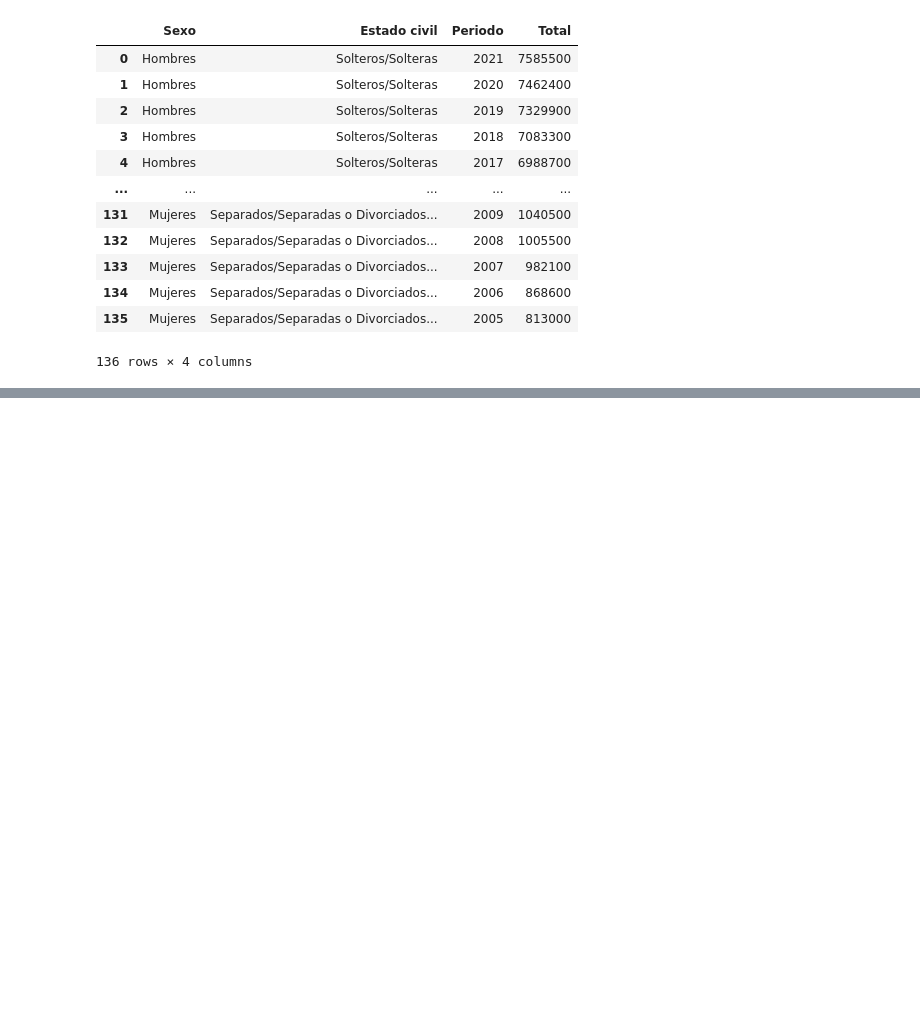
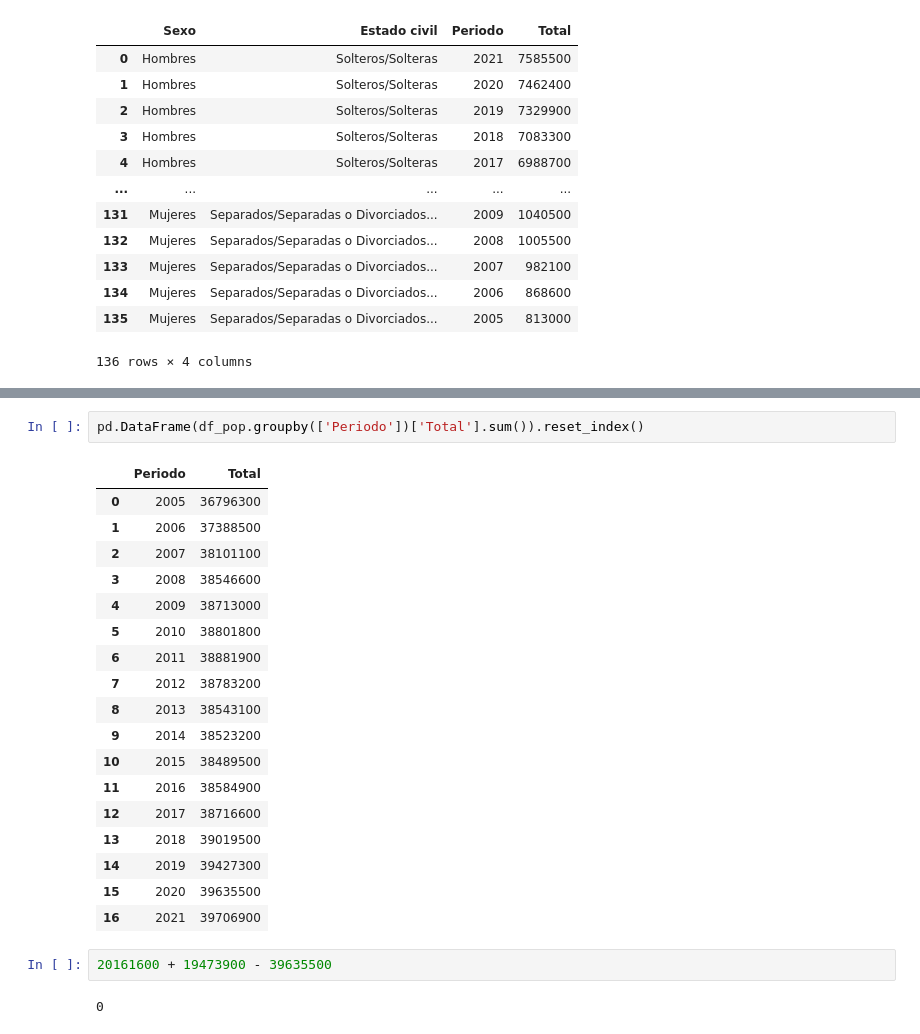
Before and after one commit to elvestevez/marriages_divorces_project_m2, a Jupyter notebook: notebooks/get_dataset.ipynb, the cells around one changed output, grey strips where cells are left out. Cells and saved outputs as stored; diff of their text form; blank space fills up the shorter version.

```diff
--- a/notebooks/get_dataset.ipynb
+++ b/notebooks/get_dataset.ipynb
@@ -893,0 +936,25 @@ df_pop.to_csv(path_out + 'population.csv') # dataset population
+# %%
+pd.DataFrame(df_pop.groupby(['Periodo'])['Total'].sum()).reset_index()
+# %% [output]
+|  | Periodo | Total |
+| 0 | 2005 | 36796300 |
+| 1 | 2006 | 37388500 |
+| 2 | 2007 | 38101100 |
+| 3 | 2008 | 38546600 |
+| 4 | 2009 | 38713000 |
+| 5 | 2010 | 38801800 |
+| 6 | 2011 | 38881900 |
+| 7 | 2012 | 38783200 |
+| 8 | 2013 | 38543100 |
+| 9 | 2014 | 38523200 |
+| 10 | 2015 | 38489500 |
+| 11 | 2016 | 38584900 |
+| 12 | 2017 | 38716600 |
+| 13 | 2018 | 39019500 |
+| 14 | 2019 | 39427300 |
+| 15 | 2020 | 39635500 |
+| 16 | 2021 | 39706900 |
+# %%
+20161600 + 19473900 - 39635500
+# %% [output]
+0
```
Also changed, not shown: parts of 9 cells of this notebook, 14 other files.
